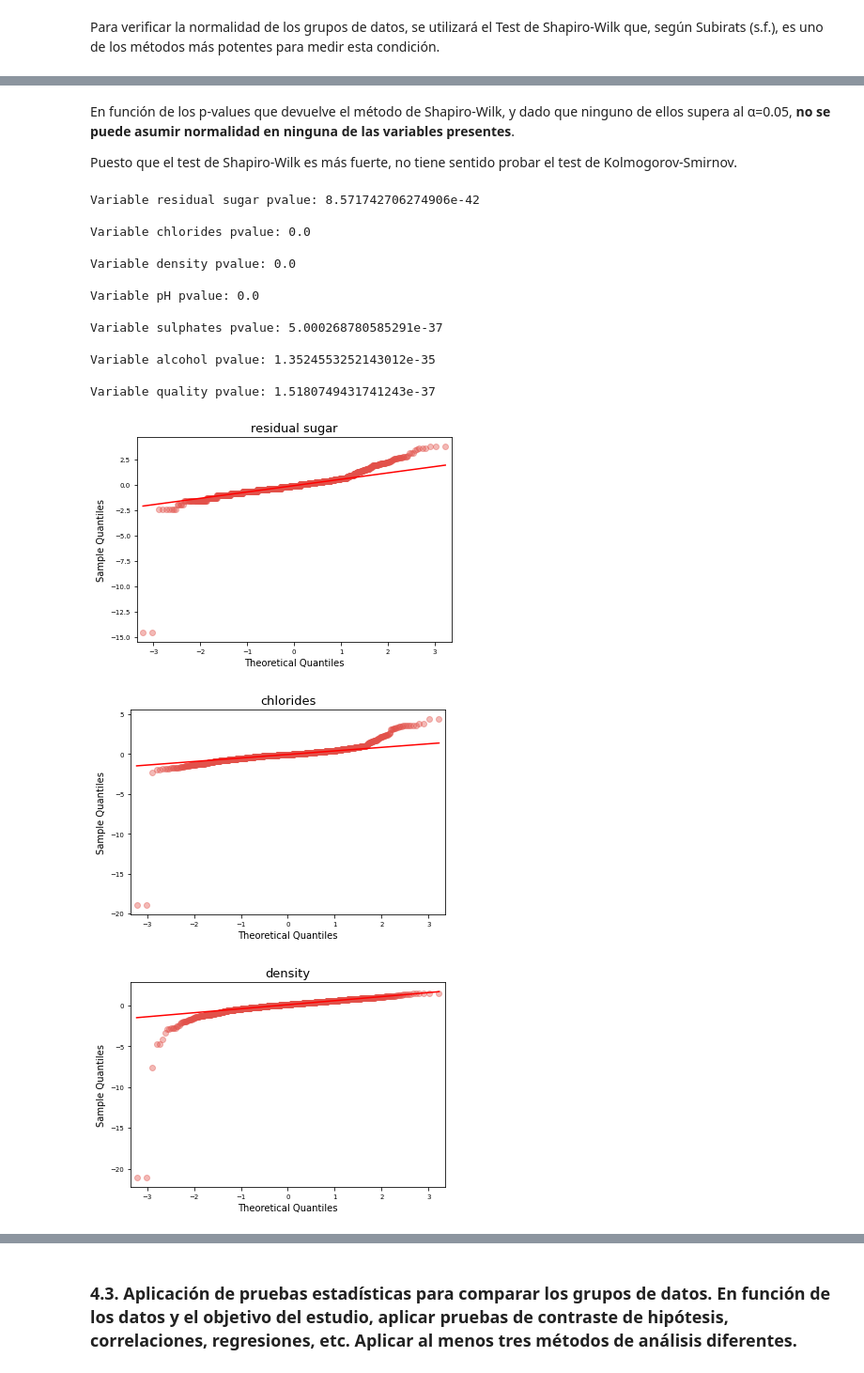
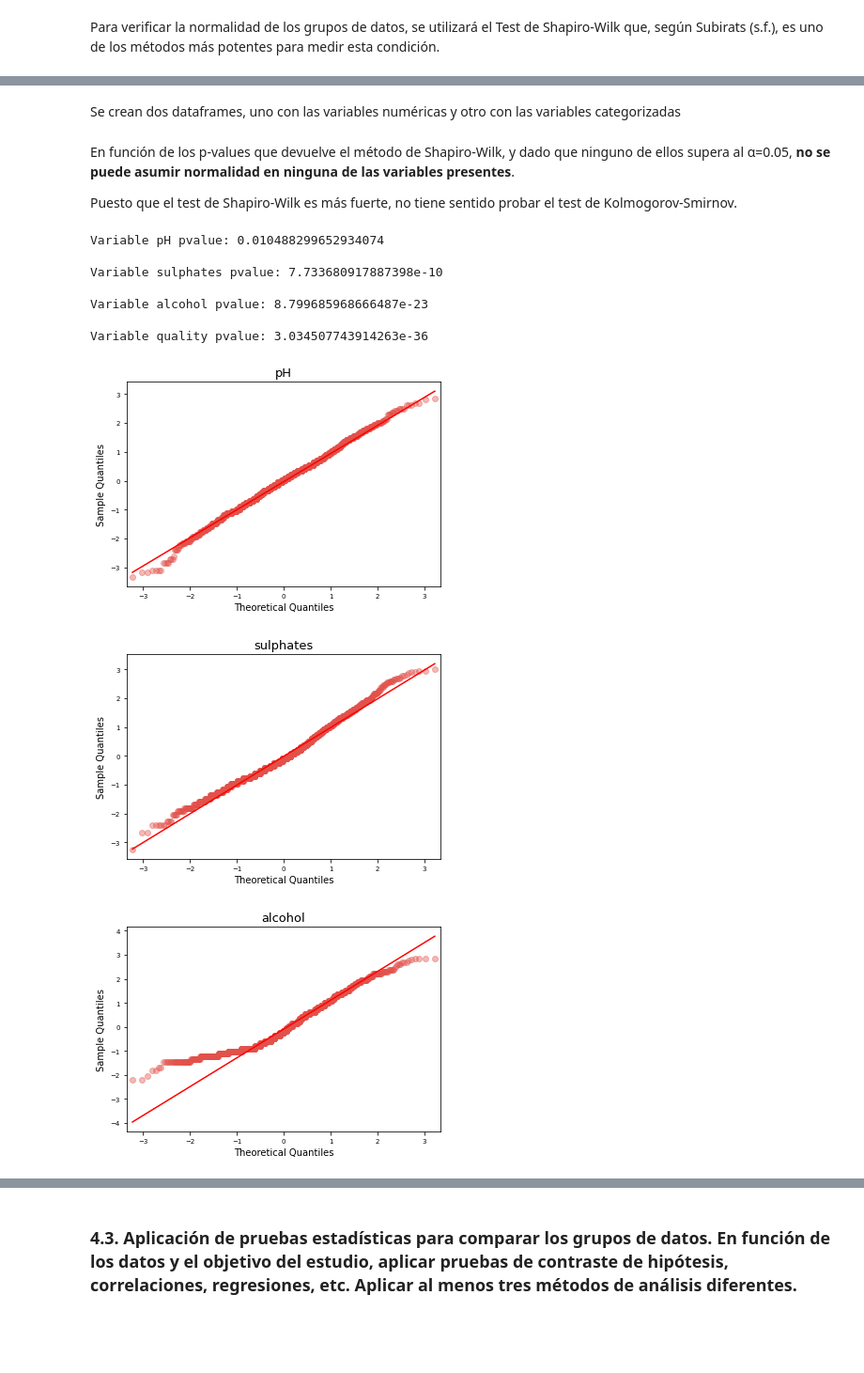
Before and after one commit to leroydeniz/TCVD-P2, a Jupyter notebook: main.ipynb, the cells around one changed output, grey strips where cells are left out. Shown at 94% size. Cells and saved outputs as stored; diff of their text form; code cells hidden in the pictures; blank space fills up the shorter version.

```diff
--- a/main.ipynb
+++ b/main.ipynb
@@ -423,7 +385,7 @@ plt.hist(df['alcohol'], bins=4)
 # %% [markdown]
 Para poder discretizar la variable alcohol, se va a utilizar el algoritmo de clasififación no supervisado, de clustering k-Means para que, dados cuatro centroides aleatorios, entrene hasta obtener cuatro clusters. En estos se agruparán los valores del alcohol estandarizado.
 # %%
-df['alcohol_std'] = KBinsDiscretizer(n_bins=4, encode='ordinal', strategy = "kmeans").fit_transform(df[['alcohol']])
-print(pd.value_counts(df['alcohol_std'], sort = True))
-sns.countplot(x='alcohol_std', data=df)
+df['alcohol_kmeans'] = KBinsDiscretizer(n_bins=7, encode='ordinal', strategy = "kmeans").fit_transform(df[['alcohol']])
+print(pd.value_counts(df['alcohol_kmeans'], sort = True))
+sns.countplot(x='alcohol_kmeans', data=df)
 # %% [output]
@@ -453,4 +418,10 @@ La tercera variable que vamos a categorizar es la densidad, para poder estudiar
 # %%
-df['density_std'] = pd.cut(df['density'], bins=[0,0.20,0.40,0.60,0.80,1], right=True)
-print(pd.value_counts(df['density_std'], sort = True))
+salto = (max(df['sulphates']) - min(df['sulphates'])) / 8
+rangos = []
+for i in range(0,9):
+    rangos.append(min(df['sulphates'])+(i*salto))
+df['sulphates_cat'] = pd.cut(df['sulphates'], bins=rangos, right=True)
+print(pd.value_counts(df['sulphates_cat'], sort = True))
+
+sns.countplot(x='sulphates_cat', data=df)
 # %% [output]
@@ -478,8 +454,6 @@ plt.clf()
 #### Normalidad
 # %% [markdown]
 Para verificar la normalidad de los grupos de datos, se utilizará el Test de Shapiro-Wilk que, según Subirats (s.f.), es uno de los métodos más potentes para medir esta condición.
-# %%
-df = df2
 # %%
 # Solo lo aplico a variables numéricas
 for column in df.select_dtypes(include=np.number).columns.tolist():
@@ -502,38 +472,42 @@ Variable quality pvalue: 1.2836234729001848e-37
+# %% [markdown]
+Se crean dos dataframes, uno con las variables numéricas y otro con las variables categorizadas
+# %%
+df_cont = df.copy() # Duplicamos el dataset para no eliminar las columnas ya categorizadas
+df_cont = df_cont.drop(df_cont.columns[[4,5,6,7]], axis='columns')
+
+df_cat = df.copy() # Creamos un dataframe con las columnas categorizadas únicamente
+df_cat = df_cat.drop(df_cat.columns[[0,1,2,7]], axis='columns')
 # %% [markdown]
 En función de los p-values que devuelve el método de Shapiro-Wilk, y dado que ninguno de ellos supera al α=0.05, <b>no se puede asumir normalidad en ninguna de las variables presentes</b>.
 
 Puesto que el test de Shapiro-Wilk es más fuerte, no tiene sentido probar el test de Kolmogorov-Smirnov.
 # %%
 # Solo lo aplico a variables numéricas
-for column in df.select_dtypes(include=np.number).columns.tolist():
-    shapiro_test = stats.shapiro(np.log(df[column]))
+
+for column in df_cont.select_dtypes(include=np.number).columns.tolist():
+    shapiro_test = stats.shapiro(np.log(df_cont[column]))
     print(f"Variable {column} pvalue: {shapiro_test.pvalue}\n")
+
     fig, ax = plt.subplots(nrows=1, ncols=1, figsize=(6, 4))
 
     sm.qqplot(
-        np.log(df[column]),
+        np.log(df_cont[column]),
         fit   = True,
         line  = 'q',
         alpha = 0.4,
         lw    = 2,
         ax    = ax
     )
     ax.set_title(column, fontsize = 13)
     ax.tick_params(labelsize = 7)
 # %% [output]
-Variable residual sugar pvalue: 8.571742706274906e-42
+Variable pH pvalue: 0.010488299652934074
 
-Variable chlorides pvalue: 0.0
+Variable sulphates pvalue: 7.733680917887398e-10
 
-Variable density pvalue: 0.0
+Variable alcohol pvalue: 8.799685968666487e-23
 
-Variable pH pvalue: 0.0
-
-Variable sulphates pvalue: 5.000268780585291e-37
-
-Variable alcohol pvalue: 1.3524553252143012e-35
-
-Variable quality pvalue: 1.5180749431741243e-37
+Variable quality pvalue: 3.034507743914263e-36
-[figure, old version]
+[figure, new version]
-[figure, old version]
+[figure, new version]
-[figure, old version]
+[figure, new version]
```
Also changed, not shown: parts of 90 cells of this notebook.
